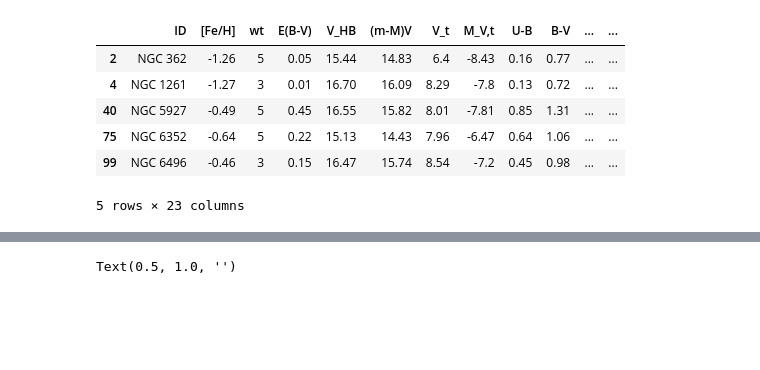
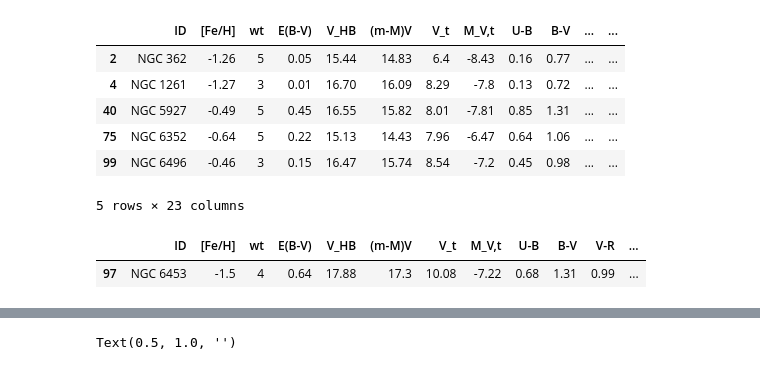
Before and after one commit to eddikebrygger/PHYS3116---Project, a Jupyter notebook: Ben_Tests.ipynb, the cells around one changed output, grey strips where cells are left out. Saved outputs shown, nothing was run; the diff lists cells and outputs as text; code cells hidden in the pictures; blank space fills up the shorter version.

```diff
--- a/Ben_Tests.ipynb
+++ b/Ben_Tests.ipynb
@@ -488,3 +478,8 @@ mask_check2
 | 75 | NGC 6352 | -0.64 | 5 | 0.22 | 15.13 | 14.43 | 7.96 | -6.47 | 0.64 | 1.06 | ... | ... |
 | 99 | NGC 6496 | -0.46 | 3 | 0.15 | 16.47 | 15.74 | 8.54 | -7.2 | 0.45 | 0.98 | ... | ... |
 5 rows × 23 columns
+# %%
+harris_p2.loc[harris_p2["ID"] == "NGC 6453"]
+# %% [output]
+|  | ID | [Fe/H] | wt | E(B-V) | V_HB | (m-M)V | V_t | M_V,t | U-B | B-V | V-R | ... |
+| 97 | NGC 6453 | -1.5 | 4 | 0.64 | 17.88 | 17.3 | 10.08 | -7.22 | 0.68 | 1.31 | 0.99 | ... |
```
Also changed, not shown: parts of 13 cells of this notebook, 1 other file.
